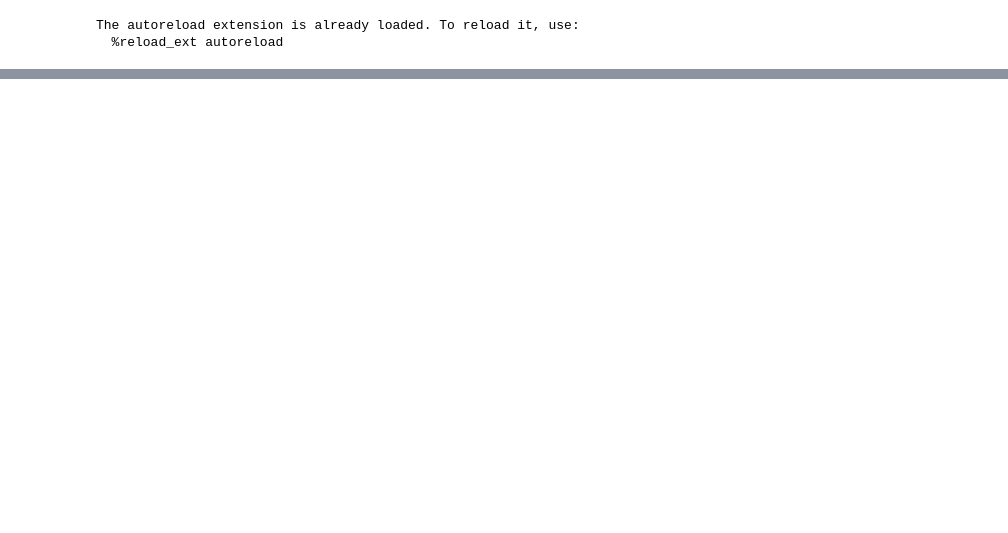
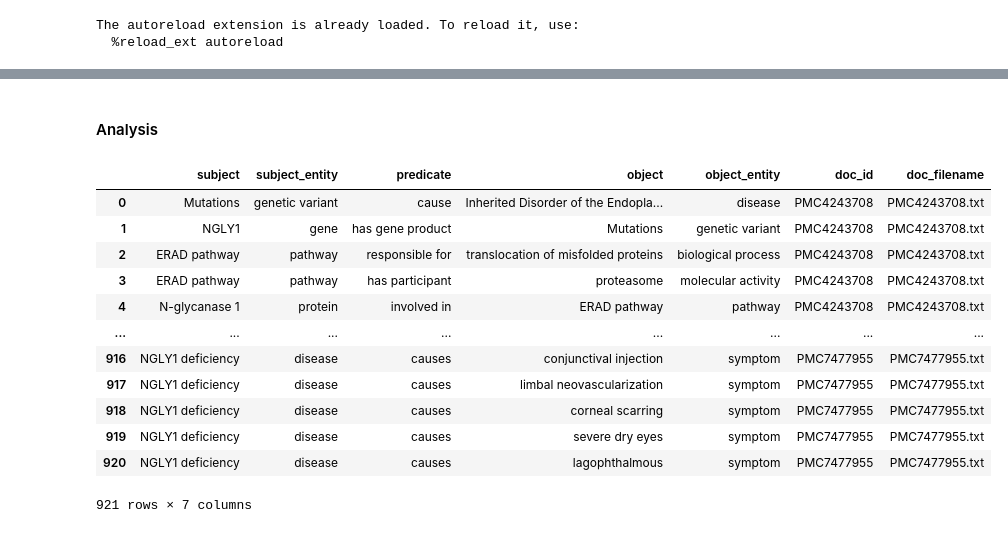
Before and after one commit to eric-czech/ngly1-gpt, a Jupyter notebook: ngly1_gpt/notebooks/relation_extraction.ipynb, the cells around one changed output, grey strips where cells are left out. Saved outputs shown, nothing was run; the diff lists cells and outputs as text; code cells hidden in the pictures; blank space fills up the shorter version.

```diff
--- a/ngly1_gpt/notebooks/relation_extraction.ipynb
+++ b/ngly1_gpt/notebooks/relation_extraction.ipynb
@@ -188,0 +132,19 @@ The impaired sweat response, largely affecting distal responses, is consistent w
+# %% [markdown]
+#### Analysis
+# %%
+relations = pd.read_csv(utils.get_paths().output_data / "relations_2.tsv", sep="\t")
+relations
+# %% [output]
+|  | subject | subject_entity | predicate | object | object_entity | doc_id | doc_filename |
+| 0 | Mutations | genetic variant | cause | Inherited Disorder of the Endopla... | disease | PMC4243708 | PMC4243708.txt |
+| 1 | NGLY1 | gene | has gene product | Mutations | genetic variant | PMC4243708 | PMC4243708.txt |
+| 2 | ERAD pathway | pathway | responsible for | translocation of misfolded proteins | biological process | PMC4243708 | PMC4243708.txt |
+| 3 | ERAD pathway | pathway | has participant | proteasome | molecular activity | PMC4243708 | PMC4243708.txt |
+| 4 | N-glycanase 1 | protein | involved in | ERAD pathway | pathway | PMC4243708 | PMC4243708.txt |
+| ... | ... | ... | ... | ... | ... | ... | ... |
+| 916 | NGLY1 deficiency | disease | causes | conjunctival injection | symptom | PMC7477955 | PMC7477955.txt |
+| 917 | NGLY1 deficiency | disease | causes | limbal neovascularization | symptom | PMC7477955 | PMC7477955.txt |
+| 918 | NGLY1 deficiency | disease | causes | corneal scarring | symptom | PMC7477955 | PMC7477955.txt |
+| 919 | NGLY1 deficiency | disease | causes | severe dry eyes | symptom | PMC7477955 | PMC7477955.txt |
+| 920 | NGLY1 deficiency | disease | causes | lagophthalmous | symptom | PMC7477955 | PMC7477955.txt |
+921 rows × 7 columns
```
Also changed, not shown: parts of 27 cells of this notebook, 6 other files.
